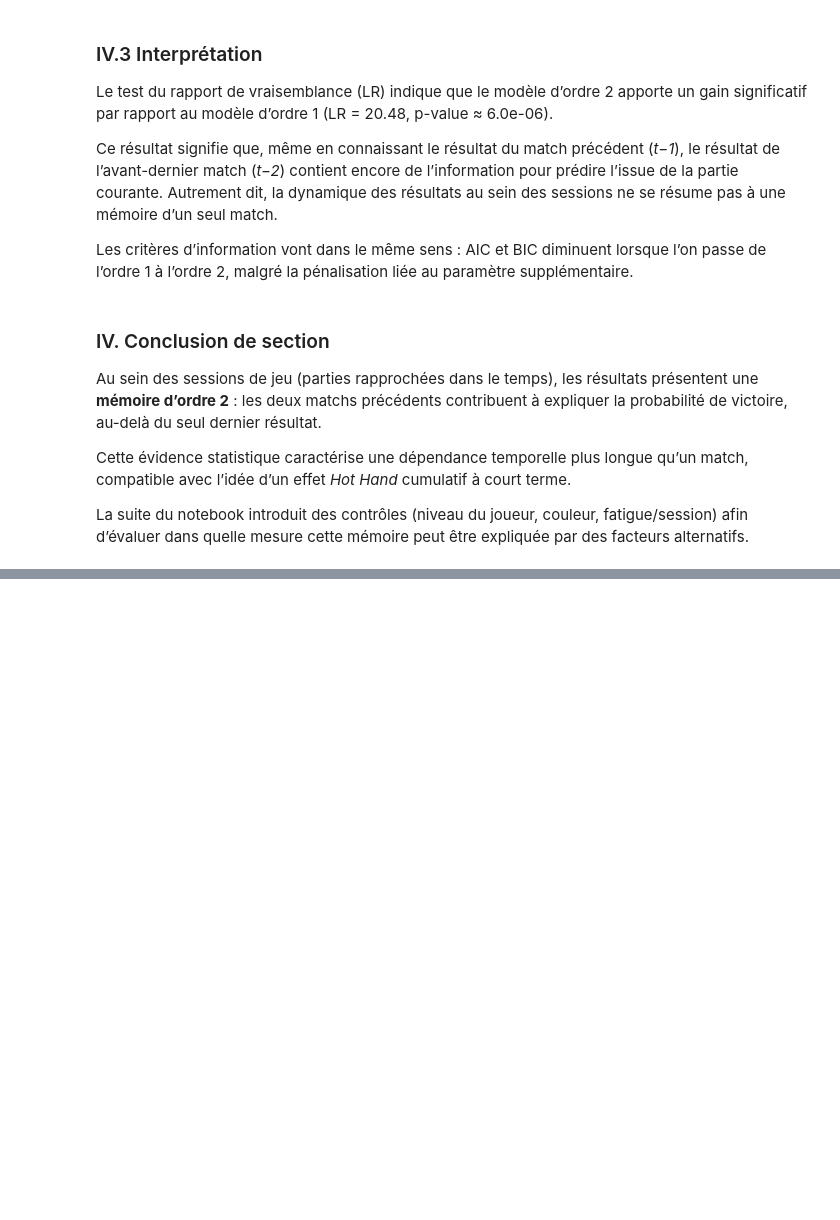
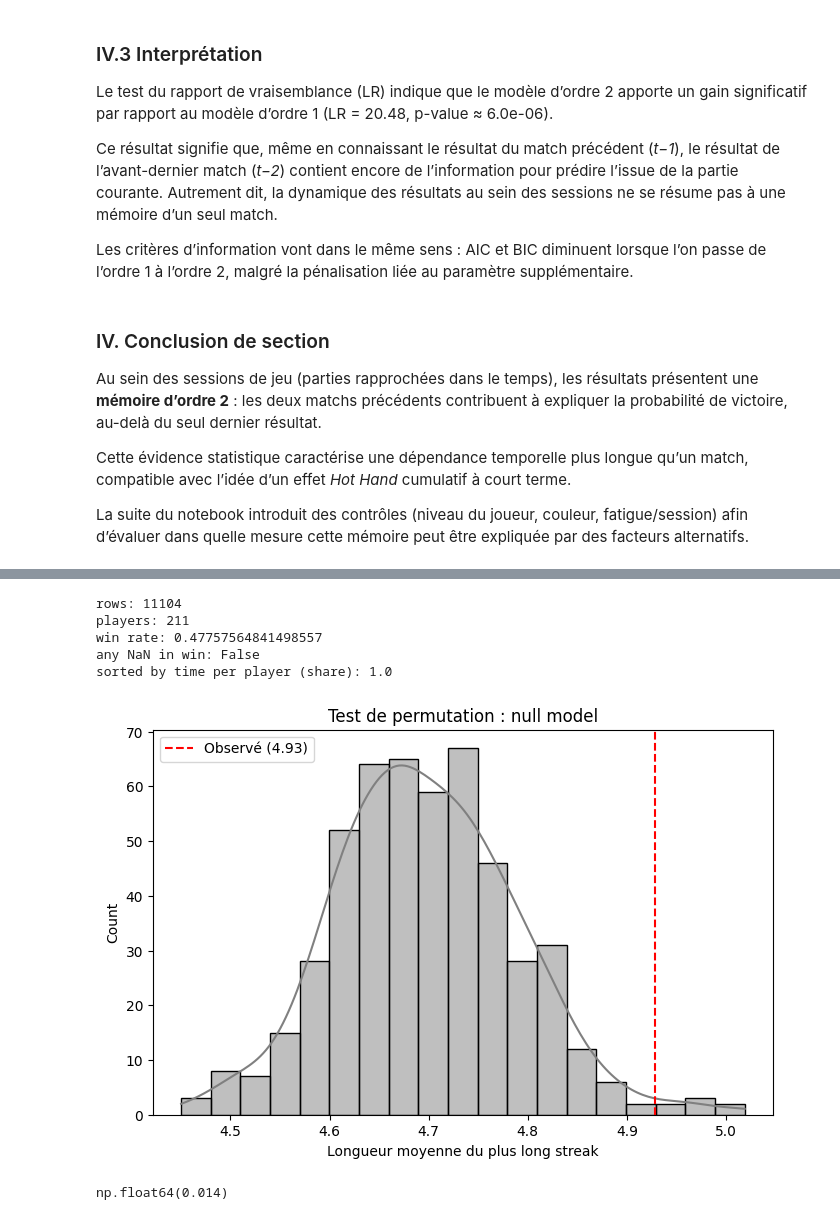
Before and after one commit to tristanTRT/Projet-info-2A, a Jupyter notebook: Scripts_analyse_data/Analyse_data.ipynb, the cells around one changed output, grey strips where cells are left out. Saved outputs shown, nothing was run; the diff lists cells and outputs as text; code cells hidden in the pictures; blank space fills up the shorter version.

```diff
--- a/Scripts_analyse_data/Analyse_data.ipynb
+++ b/Scripts_analyse_data/Analyse_data.ipynb
@@ -1065,0 +791,13 @@ Lancement de la simulation (500 permutations)... Patience.
+# %%
+# Création de la variable "même ouverture que la partie suivante"
+df_all = df_all.sort_values(["user_id", "date"]).reset_index(drop=True)
+
+df_all["same_opening_next"] = (
+    df_all.groupby("user_id")["opening_name"].shift(-1) == df_all["opening_name"]
+).astype(int)
+
+df_open = df_all.dropna(subset=["same_opening_next", "win"])
+
+# Probabilités conditionnelles
+prob_opening = df_open.groupby("win")["same_opening_next"].mean()
+prob_opening
@@ -1065,0 +809,6 @@ Lancement de la simulation (500 permutations)... Patience.
+# %%
+# Test d'indépendance
+table_open = pd.crosstab(df_open["win"], df_open["same_opening_next"])
+_, p_open, _, _ = chi2_contingency(table_open)
+
+table_open, p_open
@@ -1065,0 +841,59 @@ Lancement de la simulation (500 permutations)... Patience.
+# %%
+print("rows:", len(df_sim))
+print("players:", df_sim["user_id"].nunique())
+print("win rate:", df_sim["win"].mean())
+print("any NaN in win:", df_sim["win"].isna().any())
+print("sorted by time per player (share):",
+      df_sim.sort_values(["user_id","date"]).groupby("user_id")["date"].apply(lambda s: s.is_monotonic_increasing).mean())
+
+def max_win_streak(series):
+    if len(series) == 0:
+        return 0
+    change = series.ne(series.shift())
+    groups = change.cumsum()
+    return series.groupby(groups).sum().max()
+
+# Joueurs avec suffisamment de parties
+valid_users = df_reg["user_id"].value_counts()
+valid_users = valid_users[valid_users > 20].index
+
+df_sim = df_reg[df_reg["user_id"].isin(valid_users)].copy()
+
+real_mean_streak = (
+    df_sim.groupby("user_id")["win"]
+          .apply(max_win_streak)
+          .mean()
+)
+
+# Simulation
+n_sim = 500
+simulated_means = []
+
+for _ in range(n_sim):
+    shuffled = (
+        df_sim.groupby("user_id")["win"]
+              .transform(np.random.permutation)
+    )
+    sim_mean = shuffled.groupby(df_sim["user_id"]).apply(max_win_streak).mean()
+    simulated_means.append(sim_mean)
+
+# Visualisation
+plt.figure(figsize=(8,5))
+sns.histplot(simulated_means, kde=True, color="gray")
+plt.axvline(real_mean_streak, color="red", linestyle="--",
+            label=f"Observé ({real_mean_streak:.2f})")
+plt.xlabel("Longueur moyenne du plus long streak")
+plt.title("Test de permutation : null model")
+plt.legend()
+plt.show()
+
+p_val_sim = np.mean([x >= real_mean_streak for x in simulated_means])
+p_val_sim
+# %% [output]
+rows: 11104
+players: 211
+win rate: 0.47757564841498557
+any NaN in win: False
+sorted by time per player (share): 1.0
+[figure, added]
+np.float64(0.014)
```
Also changed, not shown: parts of 30 cells of this notebook.
